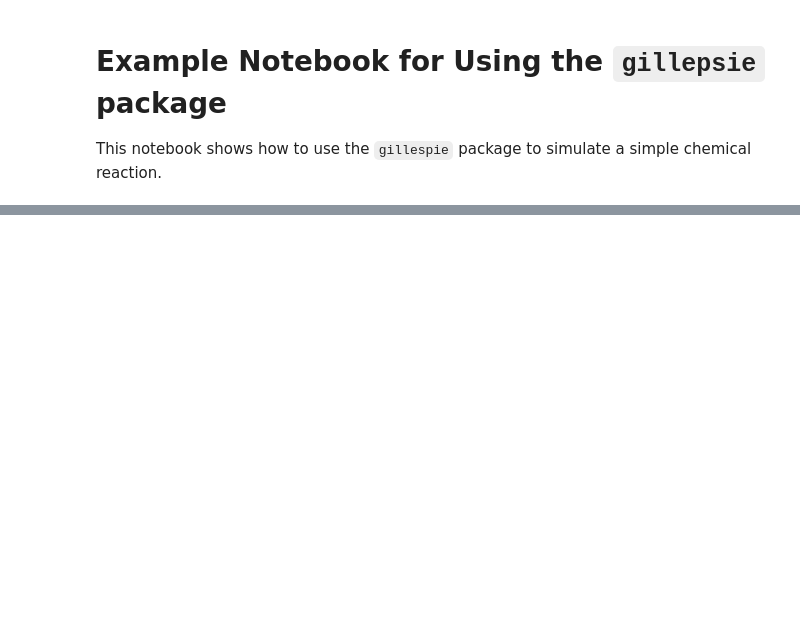
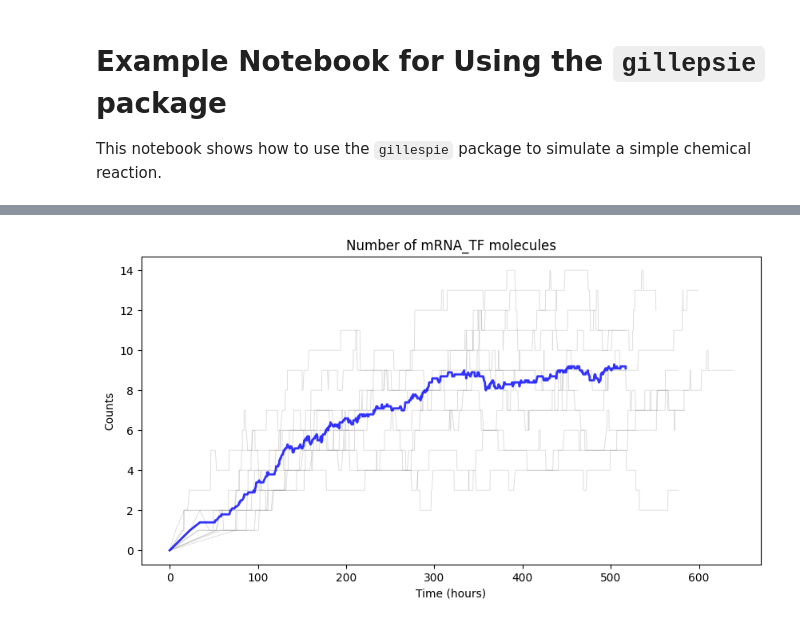
Before and after one commit to matchy-at-ethz/pls-2024-group-c, a Jupyter notebook: examples/example.ipynb, the cells around one changed output, grey strips where cells are left out. Cells and saved outputs as stored; diff of their text form; code cells hidden in the pictures; blank space fills up the shorter version.

```diff
--- a/examples/example.ipynb
+++ b/examples/example.ipynb
@@ -76,0 +45,4 @@ plt.show()
+# %%
+gillespie.plot_species(res, "mRNA_TF")
+# %% [output]
+[figure, added]
```
Also changed, not shown: parts of 7 cells of this notebook, 9 other files.
